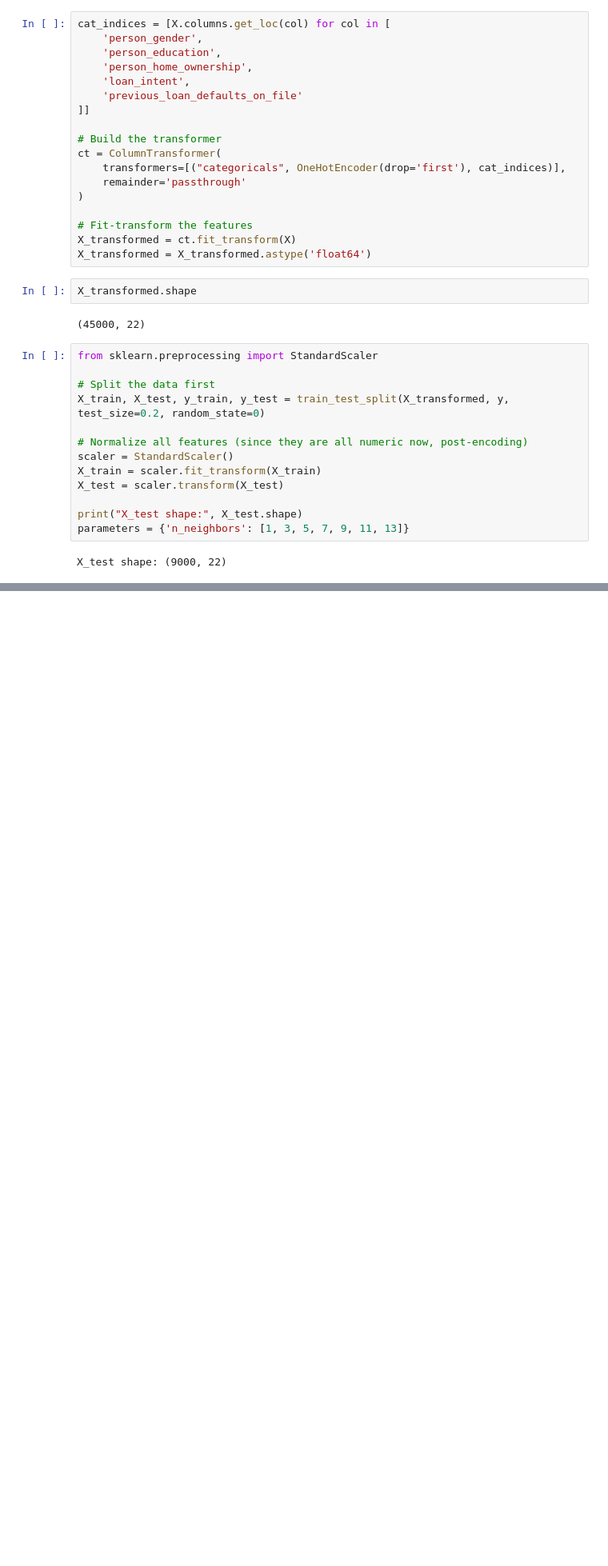
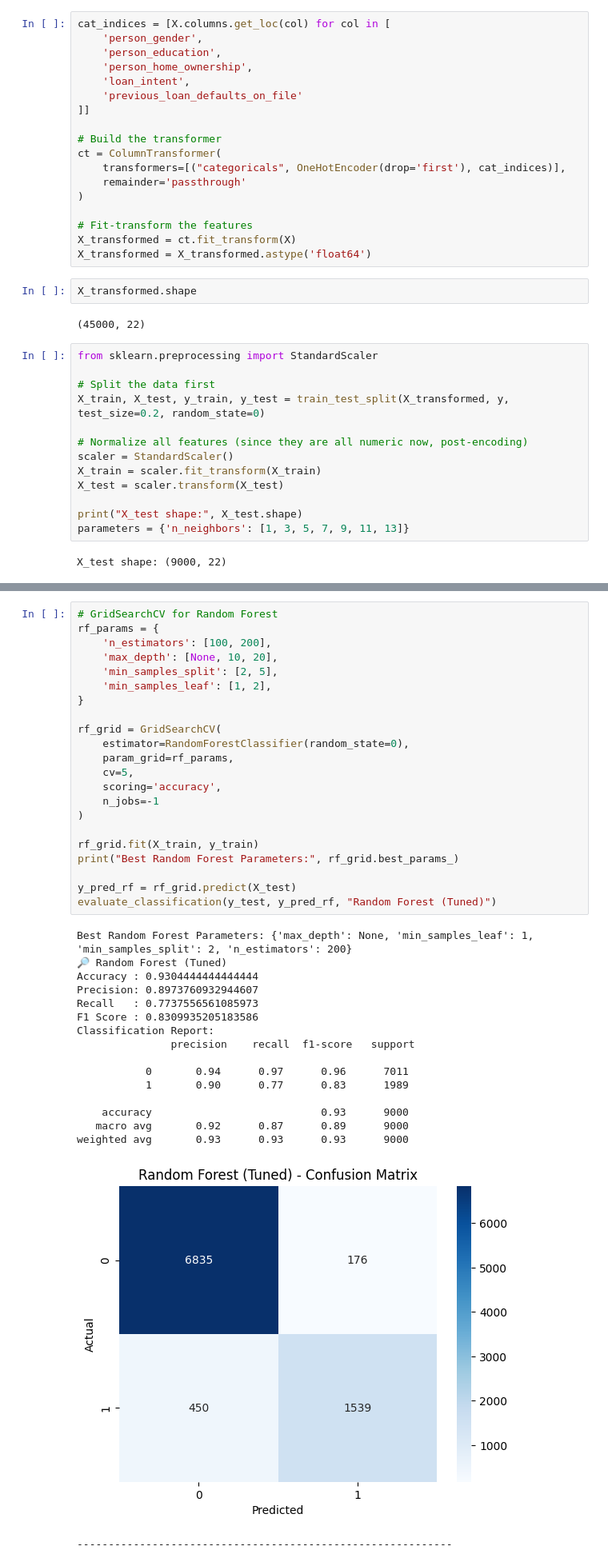
Before and after one commit to melek002/LoanPrediction, a Jupyter notebook: newloan.ipynb, the cells around one changed output, grey strips where cells are left out. Shown at 80% size. Saved outputs shown, nothing was run; the diff lists cells and outputs as text; blank space fills up the shorter version.

```diff
--- a/newloan.ipynb
+++ b/newloan.ipynb
@@ -308,0 +335,40 @@ Confusion Matrix:
+# %%
+# GridSearchCV for Random Forest
+rf_params = {
+    'n_estimators': [100, 200],
+    'max_depth': [None, 10, 20],
+    'min_samples_split': [2, 5],
+    'min_samples_leaf': [1, 2],
+}
+
+rf_grid = GridSearchCV(
+    estimator=RandomForestClassifier(random_state=0),
+    param_grid=rf_params,
+    cv=5,
+    scoring='accuracy',
+    n_jobs=-1
+)
+
+rf_grid.fit(X_train, y_train)
+print("Best Random Forest Parameters:", rf_grid.best_params_)
+
+y_pred_rf = rf_grid.predict(X_test)
+evaluate_classification(y_test, y_pred_rf, "Random Forest (Tuned)")
+# %% [output]
+Best Random Forest Parameters: {'max_depth': None, 'min_samples_leaf': 1, 'min_samples_split': 2, 'n_estimators': 200}
+🔎 Random Forest (Tuned)
+Accuracy : 0.9304444444444444
+Precision: 0.8973760932944607
+Recall   : 0.7737556561085973
+F1 Score : 0.8309935205183586
+Classification Report:
+               precision    recall  f1-score   support
+
+           0       0.94      0.97      0.96      7011
+           1       0.90      0.77      0.83      1989
+
+    accuracy                           0.93      9000
+   macro avg       0.92      0.87      0.89      9000
+weighted avg       0.93      0.93      0.93      9000
+[figure, added]
+------------------------------------------------------------
```
Also changed, not shown: parts of 14 cells of this notebook, 8 other files.
